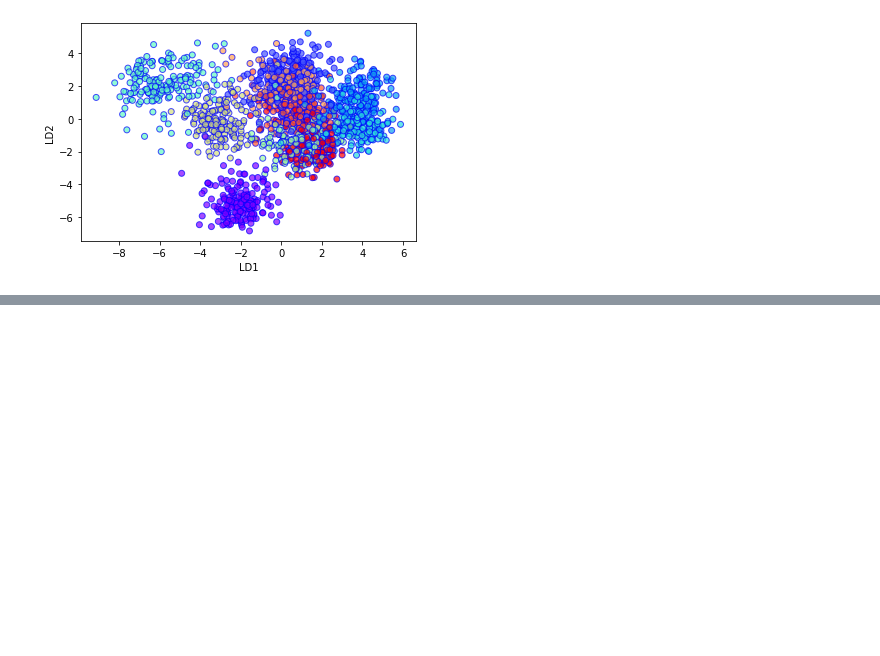
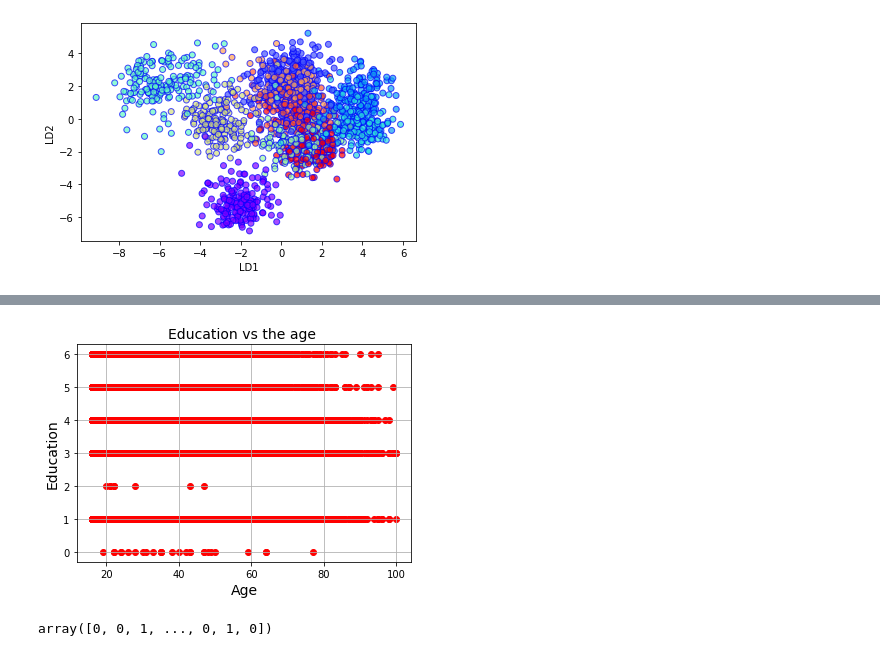
Before and after one commit to dote7ant/Moringa_CoreW1, a Jupyter notebook: moringa_core_w2.ipynb, the cells around one changed output, grey strips where cells are left out. Drawn from its saved outputs; the diff is of its cells as text; code cells hidden in the pictures; blank space fills up the shorter version.

```diff
--- a/moringa_core_w2.ipynb
+++ b/moringa_core_w2.ipynb
@@ -703,0 +731,10 @@ plt.scatter(
+# %%
+# perform analysis on the age, bank account and education
+plt.scatter(df_new['age'], df_clean['education'], color='red')
+plt.title('Education vs the age ', fontsize=14)
+plt.xlabel('Age', fontsize=14)
+plt.ylabel('Education', fontsize=14)
+plt.grid(True)
+plt.show()
+# %% [output]
+[figure, added]
@@ -703,0 +762,11 @@ plt.scatter(
+# %%
+# training and making predictions
+
+from sklearn.ensemble import RandomForestClassifier
+
+classifier = RandomForestClassifier(max_depth=2, random_state=0)
+classifier.fit(X_train, y_train)
+y_pred = classifier.predict(X_test)
+y_pred
+# %% [output]
+array([0, 0, 1, ..., 0, 1, 0])
```
Also changed, not shown: parts of 10 cells of this notebook.
